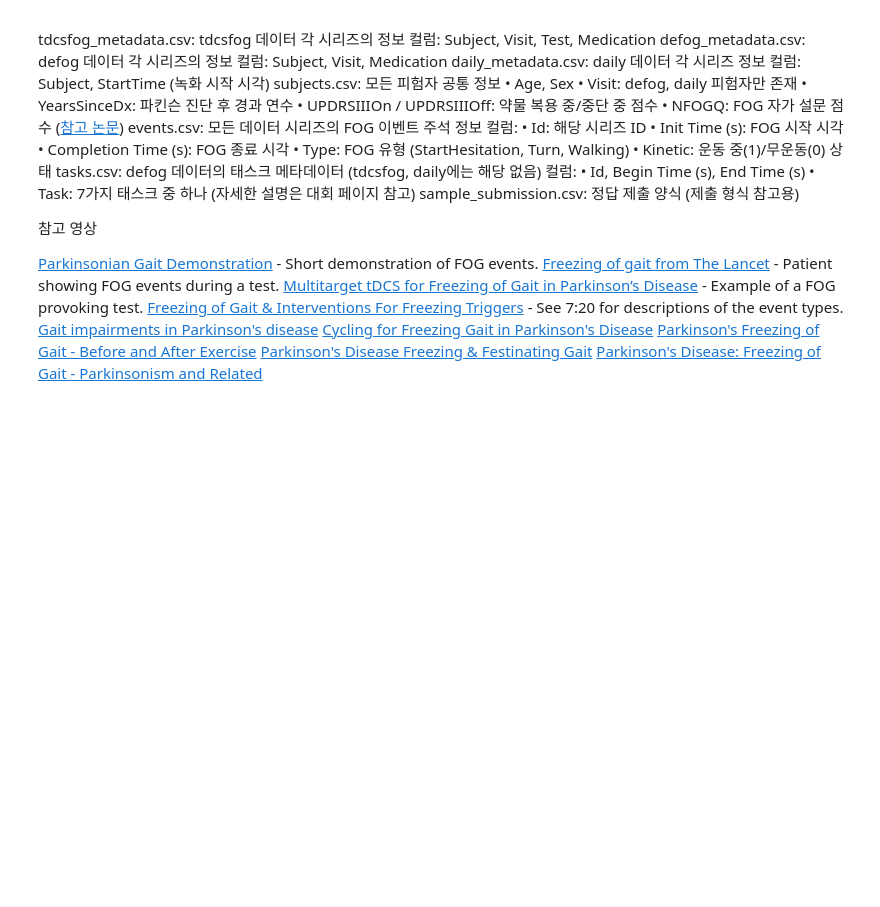
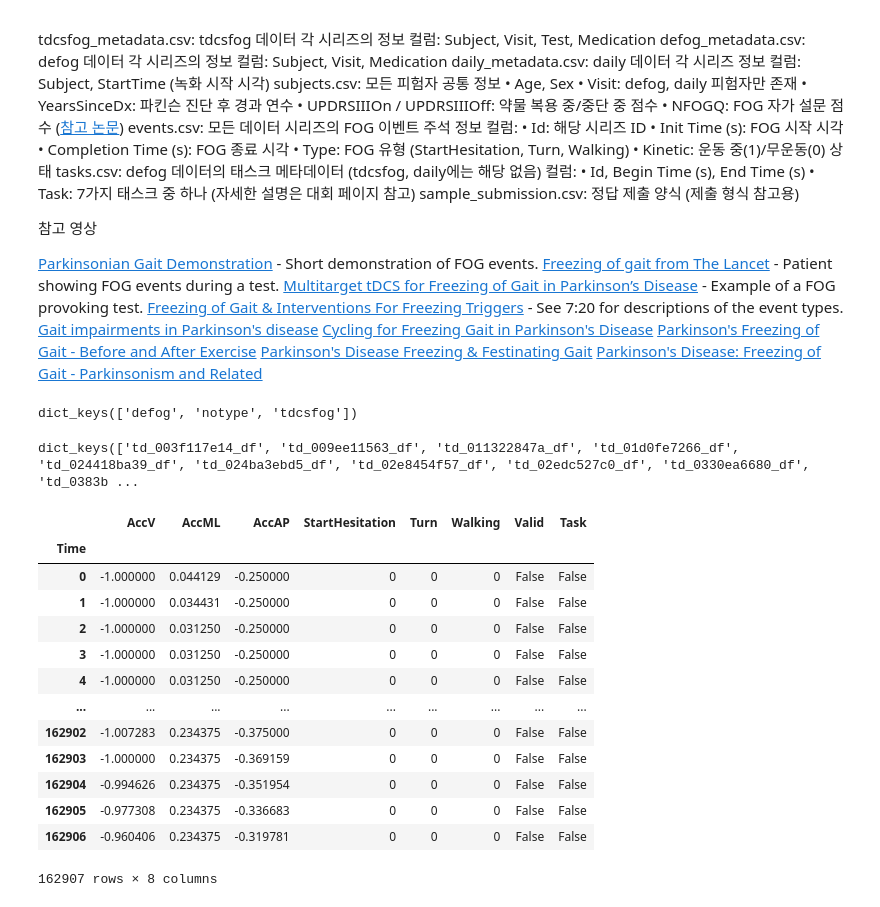
Before and after one commit to keulreobeu/jinholee_Portfolio, a Jupyter notebook: Parkinson's Freezing of Gait Prediction/EDA.ipynb, the cells around one changed output. Drawn from its saved outputs; the diff is of its cells as text; code cells hidden in the pictures; blank space fills up the shorter version.

```diff
--- a/Parkinson's Freezing of Gait Prediction/EDA.ipynb
+++ b/Parkinson's Freezing of Gait Prediction/EDA.ipynb
@@ -201,0 +136,14 @@ sample_submission.csv:	정답 제출 양식 (제출 형식 참고용)
+# %%
+base_path = os.path.join("train", "tdcsfog")
+
+base_name_2f = os.path.basename(base_path)[:2]
+
+csv_files = sorted([f for f in os.listdir(base_path) if f.endswith(".csv")])
+
+dfs: dict[str, pd.DataFrame] = {}
+
+for f in csv_files:
+    name, _ = os.path.splitext(f)
+    var_name = f'{base_name_2f}_{name}_df'
+    df = pd.read_csv(os.path.join(base_path, f))
+    dfs[var_name] = df
@@ -201,0 +199,28 @@ sample_submission.csv:	정답 제출 양식 (제출 형식 참고용)
+# %%
+dfs = load_csv_to_dfs(r"train")
+# %%
+dfs.keys()
+# %% [output]
+dict_keys(['defog', 'notype', 'tdcsfog'])
+# %%
+dfs['tdcsfog'].keys()
+# %% [output]
+dict_keys(['td_003f117e14_df', 'td_009ee11563_df', 'td_011322847a_df', 'td_01d0fe7266_df', 'td_024418ba39_df', 'td_024ba3ebd5_df', 'td_02e8454f57_df', 'td_02edc527c0_df', 'td_0330ea6680_df', 'td_0383b ...
+# %%
+df = list(list(dfs.values())[0].values())[0]
+df
+# %% [output]
+|  | AccV | AccML | AccAP | StartHesitation | Turn | Walking | Valid | Task |
+| Time |  |  |  |  |  |  |  |  |
+| 0 | -1.000000 | 0.044129 | -0.250000 | 0 | 0 | 0 | False | False |
+| 1 | -1.000000 | 0.034431 | -0.250000 | 0 | 0 | 0 | False | False |
+| 2 | -1.000000 | 0.031250 | -0.250000 | 0 | 0 | 0 | False | False |
+| 3 | -1.000000 | 0.031250 | -0.250000 | 0 | 0 | 0 | False | False |
+| 4 | -1.000000 | 0.031250 | -0.250000 | 0 | 0 | 0 | False | False |
+| ... | ... | ... | ... | ... | ... | ... | ... | ... |
+| 162902 | -1.007283 | 0.234375 | -0.375000 | 0 | 0 | 0 | False | False |
+| 162903 | -1.000000 | 0.234375 | -0.369159 | 0 | 0 | 0 | False | False |
+| 162904 | -0.994626 | 0.234375 | -0.351954 | 0 | 0 | 0 | False | False |
+| 162905 | -0.977308 | 0.234375 | -0.336683 | 0 | 0 | 0 | False | False |
+| 162906 | -0.960406 | 0.234375 | -0.319781 | 0 | 0 | 0 | False | False |
+162907 rows × 8 columns
```
Also changed, not shown: parts of 25 cells of this notebook.
